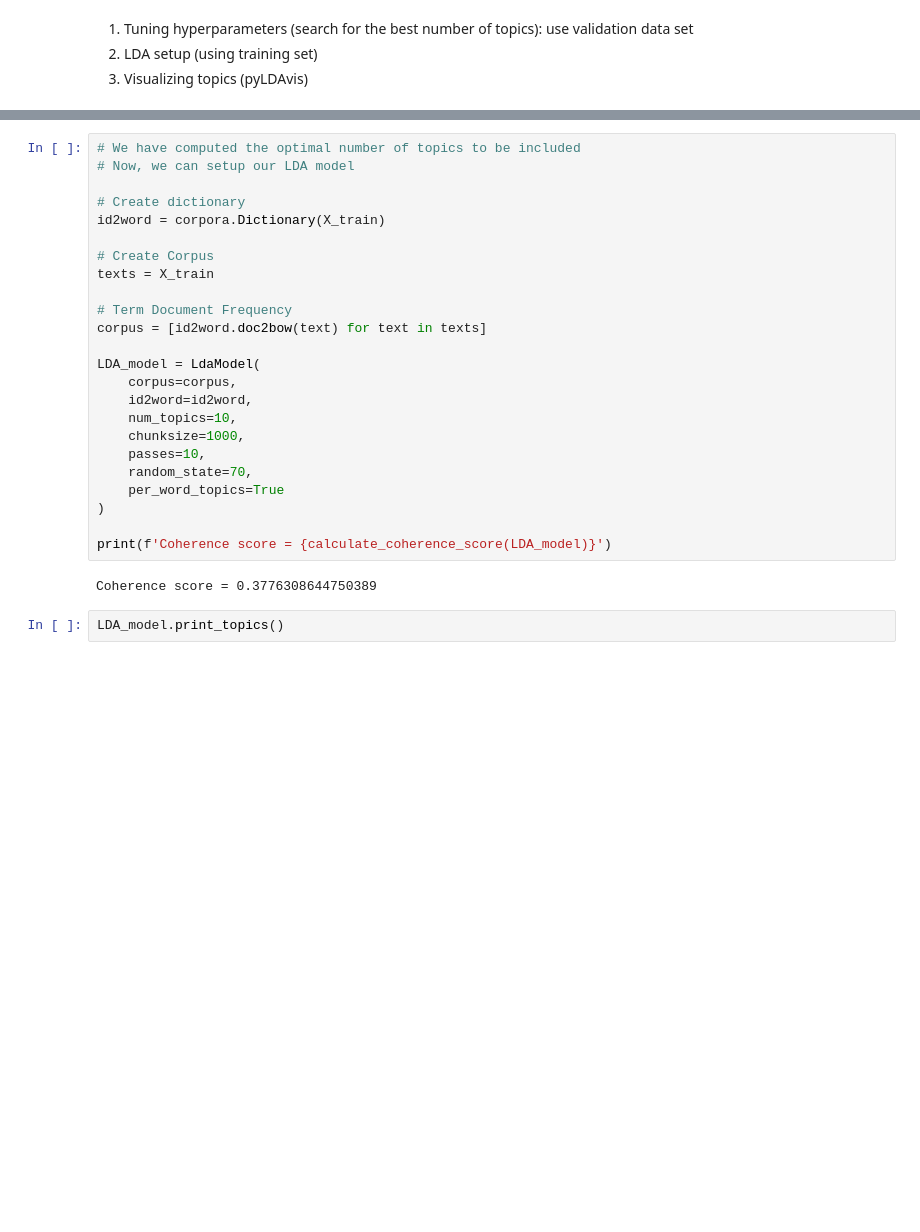
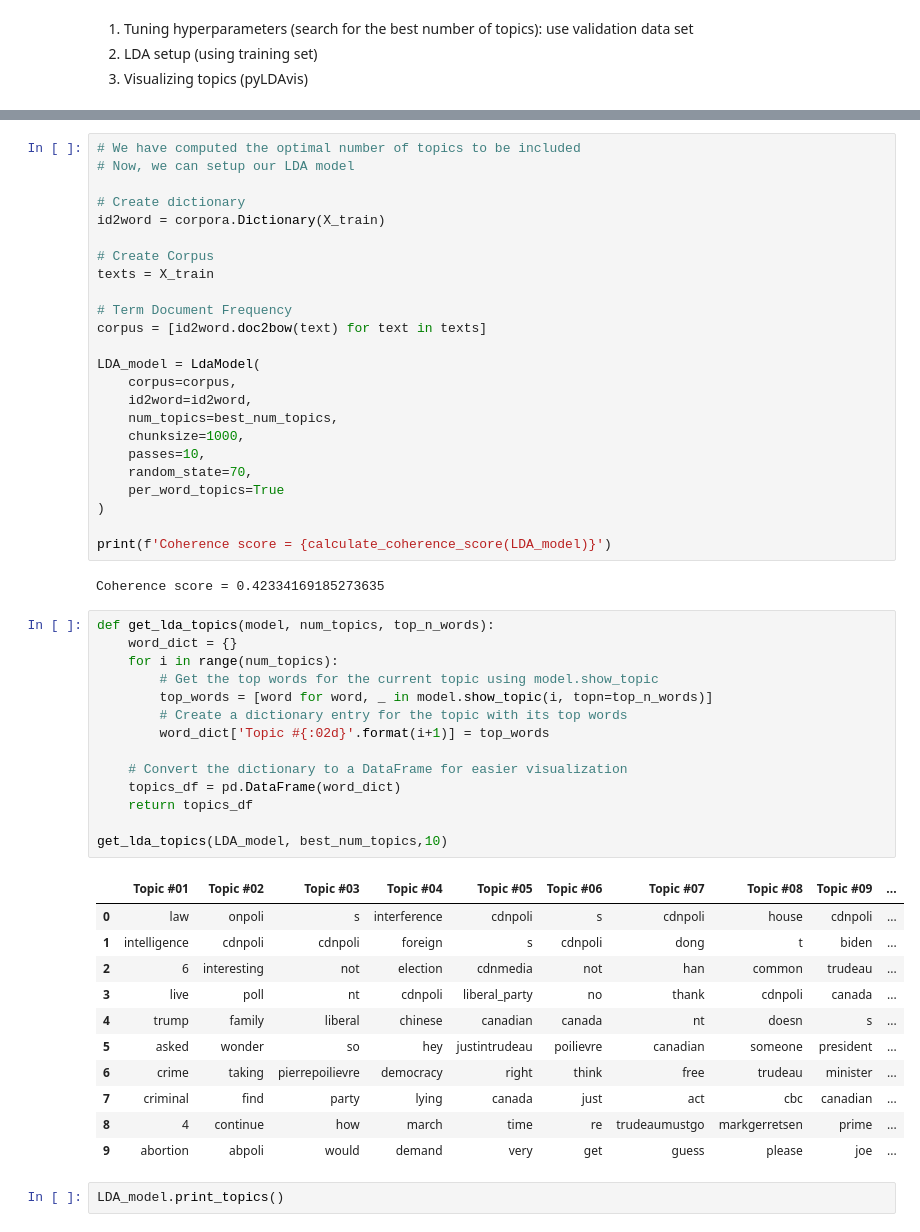
Before and after one commit to JanisJ2/jsc270-a4, a Jupyter notebook: JSC270_Assignment_4.ipynb, the cells around one changed output, grey strips where cells are left out. Drawn from its saved outputs; the diff is of its cells as text; blank space fills up the shorter version.

```diff
--- a/JSC270_Assignment_4.ipynb
+++ b/JSC270_Assignment_4.ipynb
@@ -734,7 +733,7 @@ corpus = [id2word.doc2bow(text) for text in texts]
 LDA_model = LdaModel(
     corpus=corpus,
     id2word=id2word,
-    num_topics=10,
+    num_topics=best_num_topics,
     chunksize=1000,
     passes=10,
     random_state=70,
@@ -743,7 +742,33 @@ LDA_model = LdaModel(
 
 print(f'Coherence score = {calculate_coherence_score(LDA_model)}')
 # %% [output]
-Coherence score = 0.3776308644750389
+Coherence score = 0.42334169185273635
+# %%
+def get_lda_topics(model, num_topics, top_n_words):
+    word_dict = {}
+    for i in range(num_topics):
+        # Get the top words for the current topic using model.show_topic
+        top_words = [word for word, _ in model.show_topic(i, topn=top_n_words)]
+        # Create a dictionary entry for the topic with its top words
+        word_dict['Topic #{:02d}'.format(i+1)] = top_words
+
+    # Convert the dictionary to a DataFrame for easier visualization
+    topics_df = pd.DataFrame(word_dict)
+    return topics_df
+
+get_lda_topics(LDA_model, best_num_topics,10)
+# %% [output]
+|  | Topic #01 | Topic #02 | Topic #03 | Topic #04 | Topic #05 | Topic #06 | Topic #07 | Topic #08 | Topic #09 | ... |
+| 0 | law | onpoli | s | interference | cdnpoli | s | cdnpoli | house | cdnpoli | ... |
+| 1 | intelligence | cdnpoli | cdnpoli | foreign | s | cdnpoli | dong | t | biden | ... |
+| 2 | 6 | interesting | not | election | cdnmedia | not | han | common | trudeau | ... |
+| 3 | live | poll | nt | cdnpoli | liberal_party | no | thank | cdnpoli | canada | ... |
+| 4 | trump | family | liberal | chinese | canadian | canada | nt | doesn | s | ... |
+| 5 | asked | wonder | so | hey | justintrudeau | poilievre | canadian | someone | president | ... |
+| 6 | crime | taking | pierrepoilievre | democracy | right | think | free | trudeau | minister | ... |
+| 7 | criminal | find | party | lying | canada | just | act | cbc | canadian | ... |
+| 8 | 4 | continue | how | march | time | re | trudeaumustgo | markgerretsen | prime | ... |
+| 9 | abortion | abpoli | would | demand | very | get | guess | please | joe | ... |
 # %%
 LDA_model.print_topics()
 # %% [output]
```
Also changed, not shown: parts of 20 cells of this notebook.
